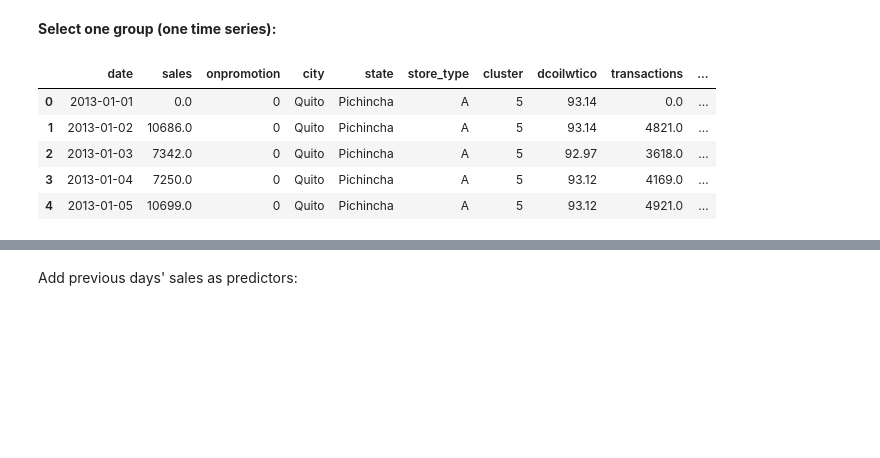
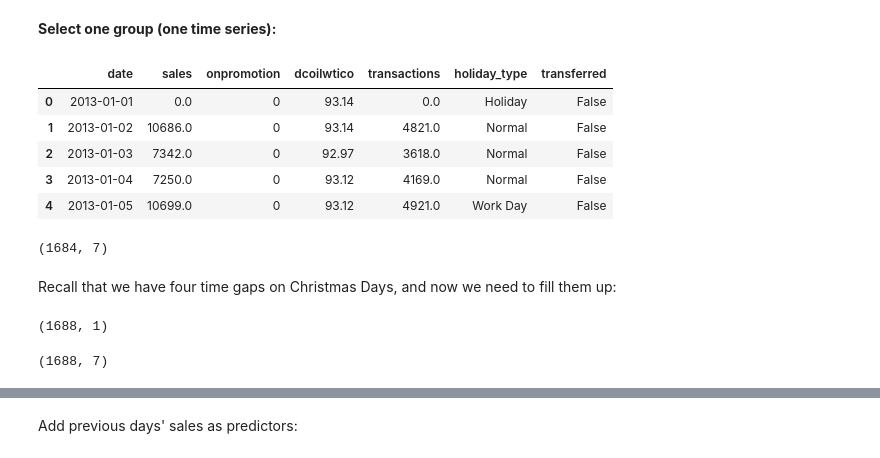
Before and after one commit to zxie9/Capstone-Project-Two, a Jupyter notebook: Notebooks/3. Exploratory Data Analysis.ipynb, the cells around one changed output, grey strips where cells are left out. Drawn from its saved outputs; the diff is of its cells as text; code cells hidden in the pictures; blank space fills up the shorter version.

```diff
--- a/Notebooks/3. Exploratory Data Analysis.ipynb
+++ b/Notebooks/3. Exploratory Data Analysis.ipynb
@@ -329,13 +329,6 @@ df_train['transferred'] = df_train['transferred'].replace(np.nan,False)
 # Drop the ID column
 df_train = df_train.drop('id', axis=1)
 
-# Split the date column
-df_train.date = pd.to_datetime(df_train.date)
-df_train['year'] = df_train['date'].dt.year
-df_train['month'] = df_train['date'].dt.month
-df_train['week'] = df_train['date'].dt.isocalendar().week
-df_train['quarter'] = df_train['date'].dt.quarter
-df_train['day_of_week'] = df_train['date'].dt.day_name()
 df_train.head()
 # %% [output]
 |  | date | store_nbr | family | sales | onpromotion | city | state | store_type | cluster | dcoilwtico | ... |
@@ -400,16 +393,37 @@ Only store No.44 is in both type "A" and cluster "5".
 # %%
 grp_sel = grp.get_group((44, 'GROCERY I'))
 
 grp_sel.reset_index(inplace=True)
 # grp_sel = grp_sel.set_index('date')
 
 # Drop index, store_nbr and family columns
-grp_sel = grp_sel.drop(['index', 'store_nbr', 'family'], axis=1)
+grp_sel = grp_sel.drop(['index', 'store_nbr', 'family', 'city', 'state', 'store_type', 'cluster'], axis=1)
 grp_sel.head()
 # %% [output]
-|  | date | sales | onpromotion | city | state | store_type | cluster | dcoilwtico | transactions | ... |
-| 0 | 2013-01-01 | 0.0 | 0 | Quito | Pichincha | A | 5 | 93.14 | 0.0 | ... |
-| 1 | 2013-01-02 | 10686.0 | 0 | Quito | Pichincha | A | 5 | 93.14 | 4821.0 | ... |
-| 2 | 2013-01-03 | 7342.0 | 0 | Quito | Pichincha | A | 5 | 92.97 | 3618.0 | ... |
-| 3 | 2013-01-04 | 7250.0 | 0 | Quito | Pichincha | A | 5 | 93.12 | 4169.0 | ... |
-| 4 | 2013-01-05 | 10699.0 | 0 | Quito | Pichincha | A | 5 | 93.12 | 4921.0 | ... |
+|  | date | sales | onpromotion | dcoilwtico | transactions | holiday_type | transferred |
+| 0 | 2013-01-01 | 0.0 | 0 | 93.14 | 0.0 | Holiday | False |
+| 1 | 2013-01-02 | 10686.0 | 0 | 93.14 | 4821.0 | Normal | False |
+| 2 | 2013-01-03 | 7342.0 | 0 | 92.97 | 3618.0 | Normal | False |
+| 3 | 2013-01-04 | 7250.0 | 0 | 93.12 | 4169.0 | Normal | False |
+| 4 | 2013-01-05 | 10699.0 | 0 | 93.12 | 4921.0 | Work Day | False |
+# %%
+grp_sel.shape
+# %% [output]
+(1684, 7)
+# %% [markdown]
+Recall that we have four time gaps on Christmas Days, and now we need to fill them up:
+# %%
+# Correct date series
+start='2013-01-01'
+end='2017-08-15'
+df_dates = pd.DataFrame({"date": pd.date_range(start, end)})
+df_dates.shape
+# %% [output]
+(1688, 1)
+# %%
+# Merge sales data with correct dates
+df_dates['date']=df_dates['date'].astype(str)
+grp_sel_filled = grp_sel.merge(df_dates, how="right", on='date')
+grp_sel_filled.shape
+# %% [output]
+(1688, 7)
```
Also changed, not shown: parts of 10 cells of this notebook.
